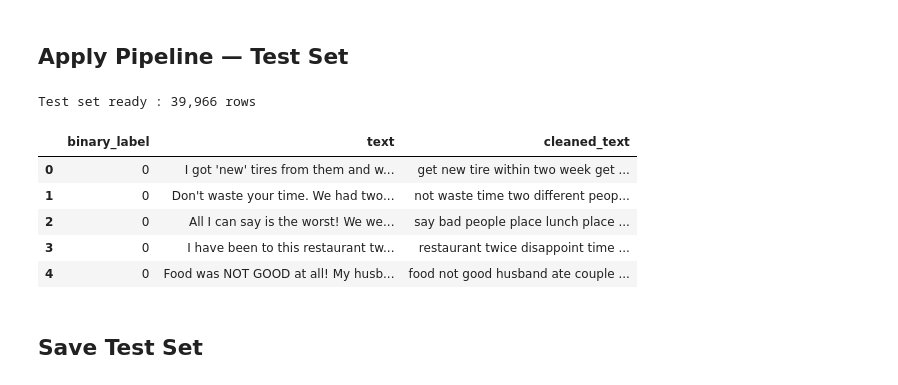
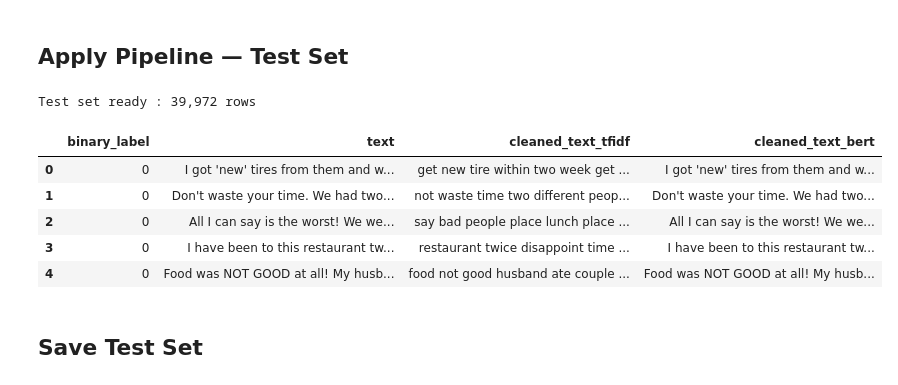
Before and after one commit to rahmamohax/SmartReviewAnalyzer, a Jupyter notebook: notebooks/01_preprocessing.ipynb, the cells around one changed output. Saved outputs shown, nothing was run; the diff lists cells and outputs as text; code cells hidden in the pictures.

```diff
--- a/notebooks/01_preprocessing.ipynb
+++ b/notebooks/01_preprocessing.ipynb
@@ -111,9 +111,10 @@ def remove_html_tags(text: str) -> str:
 # %%
 # removes digits & symbols
 def remove_special_characters(text: str) -> str:
-    text = re.sub(r'\n', ' ', text)
-    text = re.sub(r'n(?=[a-z])', ' ', text)
+    text = text.replace('\\n', ' ').replace('\n', ' ')
+    text = re.sub(r'[^a-zA-Z\s]', ' ', text)
     text = re.sub(r'\s+', ' ', text).strip()
+
     return text
 # %%
 # Split text into individual word tokens
@@ -128,7 +129,7 @@ negations = {'no', 'not', 'nor', 'none', 'neither', 'never', 'very', 'too'}
 STOP_WORDS = base_stopwords - negations
 
 def remove_stopwords(tokens: list) -> list:
-    return [t for t in tokens if t not in STOP_WORDS and len(t) > 2]
+    return [t for t in tokens if t not in STOP_WORDS]
 # %%
 lemmatizer = WordNetLemmatizer()
 
@@ -163,6 +164,15 @@ def preprocess_text(text: str) -> str:
     tokens = lemmatize_with_pos(tokens)
 
     return ' '.join(tokens)
+# %%
+def preprocess_for_bert(text: str) -> str:
+    # BERT needs context, stop words, and basic grammar to understand the sequence!
+    text = remove_urls(text)
+    text = remove_html_tags(text)
+    text = text.replace('\\n', ' ').replace('\n', ' ') # Just fix newlines
+    text = re.sub(r'\s+', ' ', text).strip() # Remove extra spaces
+
+    return text
 # %%
 # Drop neutral reviews
 original_len = len(df)
@@ -276,31 +294,34 @@ Label distribution (Train set):
 # %%
 df_test = pd.read_csv(TEST_PATH, header=0, names=['label', 'text'])
 
 df_test.dropna(subset=['text'], inplace=True)
 df_test.drop_duplicates(subset=['text'], inplace=True)
 df_test.reset_index(drop=True, inplace=True)
 
 df_test = df_test[df_test['label'] != 2].reset_index(drop=True)
 
 df_test['binary_label'] = df_test['label'].apply(convert_to_binary_label)
-df_test['cleaned_text'] = df_test['text'].progress_apply(preprocess_text)
+# Processing for TF-IDF
+df_test['cleaned_text_tfidf'] = df_test['text'].progress_apply(preprocess_text)
+# Processing for BERT
+df_test['cleaned_text_bert'] = df_test['text'].progress_apply(preprocess_for_bert)
 
 # Drop rows where cleaned_text has less than 2 words
-df_test = df_test[df_test['cleaned_text'].apply(lambda x: len(str(x).split()) >= 2)].reset_index(drop=True)
+df_test = df_test[df_test['cleaned_text_tfidf'].apply(lambda x: len(str(x).split()) >= 2)].reset_index(drop=True)
 
 
-df_test_final = df_test[['binary_label', 'text', 'cleaned_text']].copy()
+df_test_final = df_test[['binary_label', 'text', 'cleaned_text_tfidf','cleaned_text_bert']].copy()
 
 print(f'Test set ready : {len(df_test_final):,} rows')
 df_test_final.head()
 # %% [output]
-Test set ready : 39,966 rows
+Test set ready : 39,972 rows
-|  | binary_label | text | cleaned_text |
-| 0 | 0 | I got 'new' tires from them and w... | get new tire within two week get ... |
-| 1 | 0 | Don't waste your time. We had two... | not waste time two different peop... |
-| 2 | 0 | All I can say is the worst! We we... | say bad people place lunch place ... |
-| 3 | 0 | I have been to this restaurant tw... | restaurant twice disappoint time ... |
-| 4 | 0 | Food was NOT GOOD at all! My husb... | food not good husband ate couple ... |
+|  | binary_label | text | cleaned_text_tfidf | cleaned_text_bert |
+| 0 | 0 | I got 'new' tires from them and w... | get new tire within two week get ... | I got 'new' tires from them and w... |
+| 1 | 0 | Don't waste your time. We had two... | not waste time two different peop... | Don't waste your time. We had two... |
+| 2 | 0 | All I can say is the worst! We we... | say bad people place lunch place ... | All I can say is the worst! We we... |
+| 3 | 0 | I have been to this restaurant tw... | restaurant twice disappoint time ... | I have been to this restaurant tw... |
+| 4 | 0 | Food was NOT GOOD at all! My husb... | food not good husband ate couple ... | Food was NOT GOOD at all! My husb... |
 # %% [markdown]
 ## Save Test Set
 # %%
```
Also changed, not shown: parts of 8 cells of this notebook.
